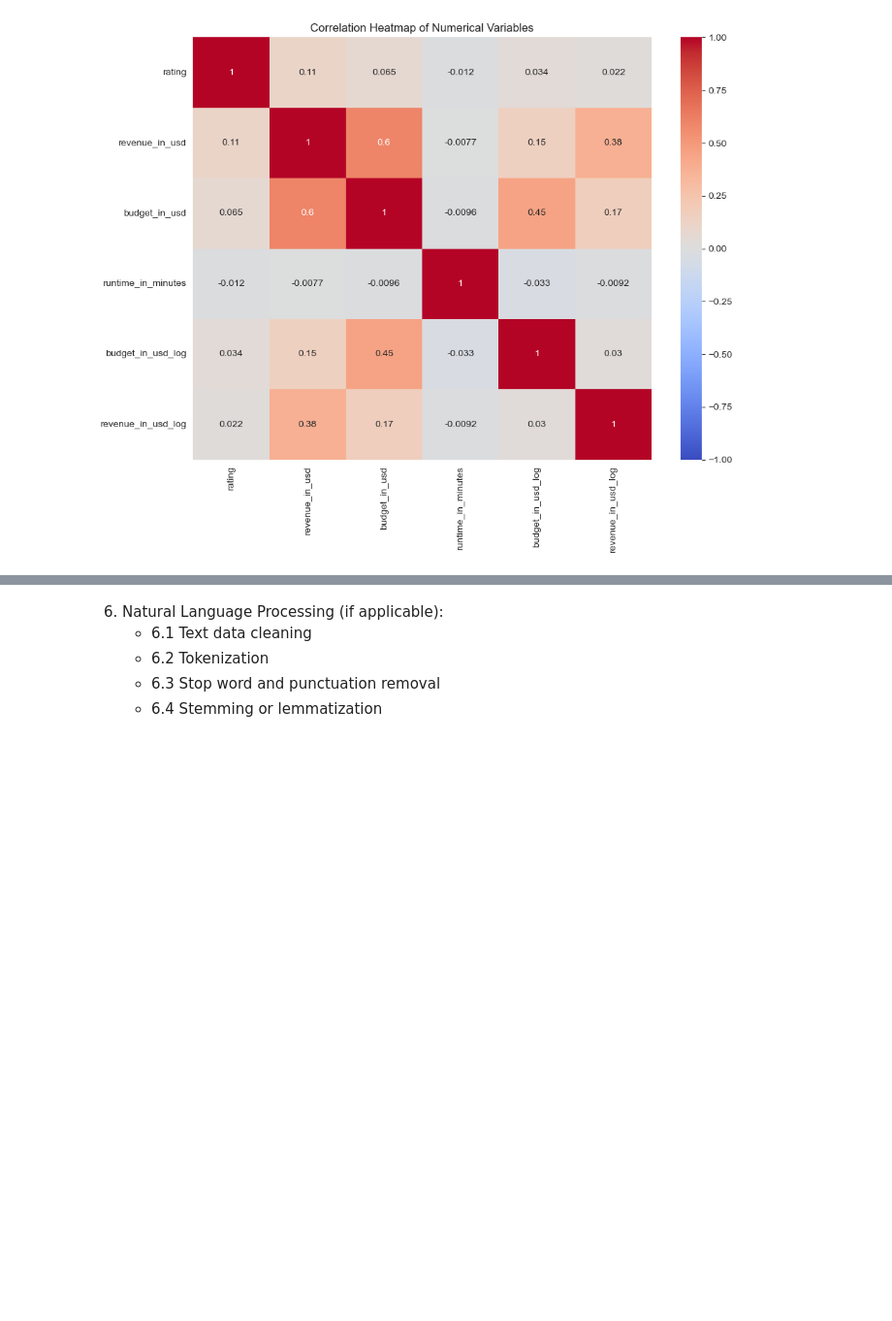
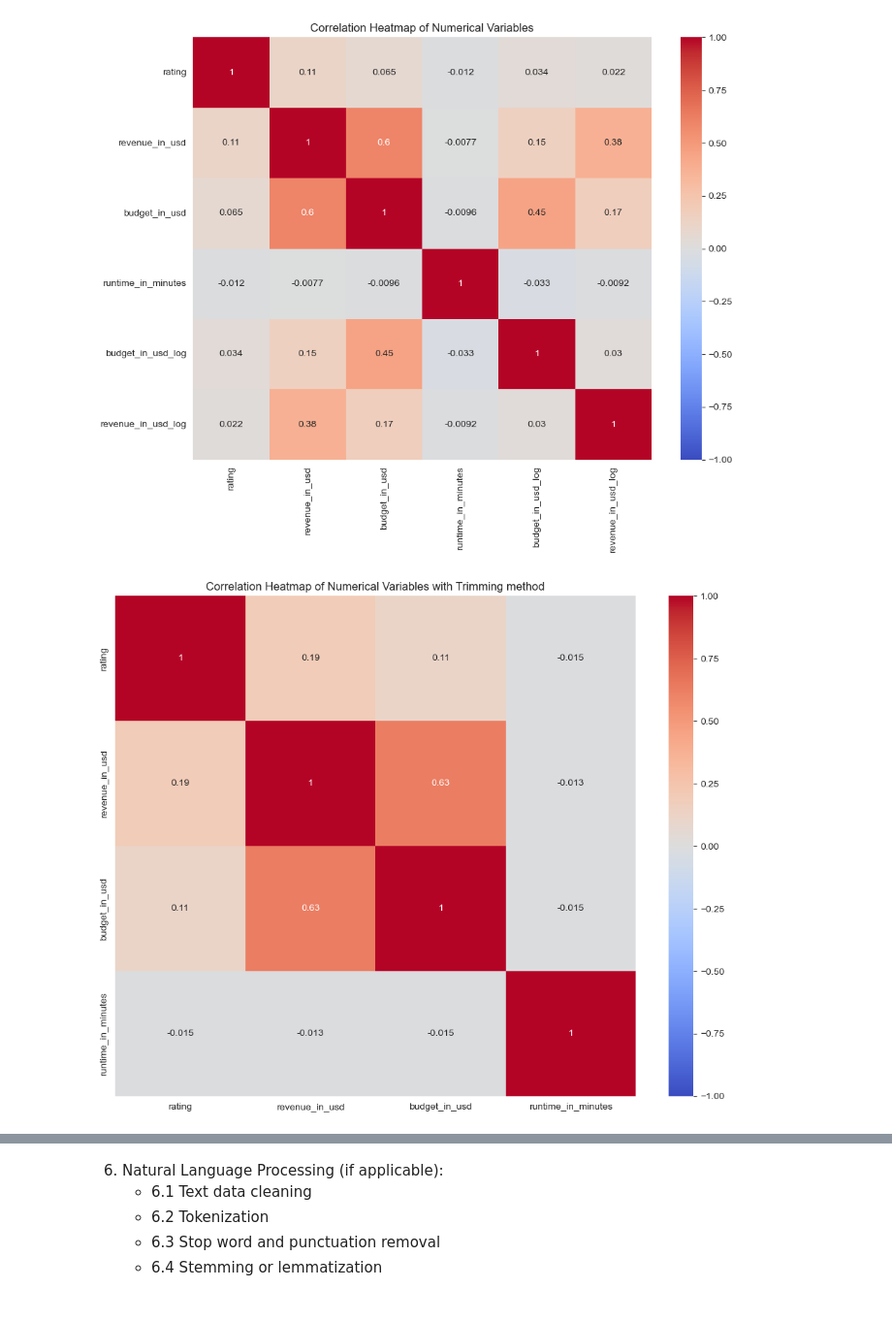
Before and after one commit to akinolu52/movie-revenue-prediction, a Jupyter notebook: explore.ipynb, the cells around one changed output, grey strips where cells are left out. Shown at 97% size. Cells and saved outputs as stored; diff of their text form; code cells hidden in the pictures; blank space fills up the shorter version.

```diff
--- a/explore.ipynb
+++ b/explore.ipynb
@@ -1760,4 +1673,13 @@ tfidf_df = pd.DataFrame(X_tfidf_storyline_features.toarray(), columns=tfidf_vect
 numerical_cols.extend(['budget_in_usd_log', 'revenue_in_usd_log'])
 # %%
 df_not_null.loc[:, numerical_cols] = scaler.fit_transform(df_not_null.loc[:, numerical_cols])
+# %%
+other_numerical_cols = ['rating',
+                        'revenue_in_usd',
+                        'budget_in_usd',
+                        'runtime_in_minutes', ]
+
+df_copy_trimming.loc[:, other_numerical_cols] = scaler.fit_transform(df_copy_trimming.loc[:, other_numerical_cols])
+
+df_copy_iqr.loc[:, other_numerical_cols] = scaler.fit_transform(df_copy_iqr.loc[:, other_numerical_cols])
 # %%
@@ -1797,2 +1715,7 @@ generate_correlation_heatmap(_df=df_not_null)
 # %% [output]
 [figure]
+# %%
+utility.generate_correlation_heatmap(df_copy_trimming, other_numerical_cols,
+                                     title="Correlation Heatmap of Numerical Variables with Trimming method")
+# %% [output]
+[figure, added]
```
Also changed, not shown: parts of 50 cells of this notebook, 1 other file.
